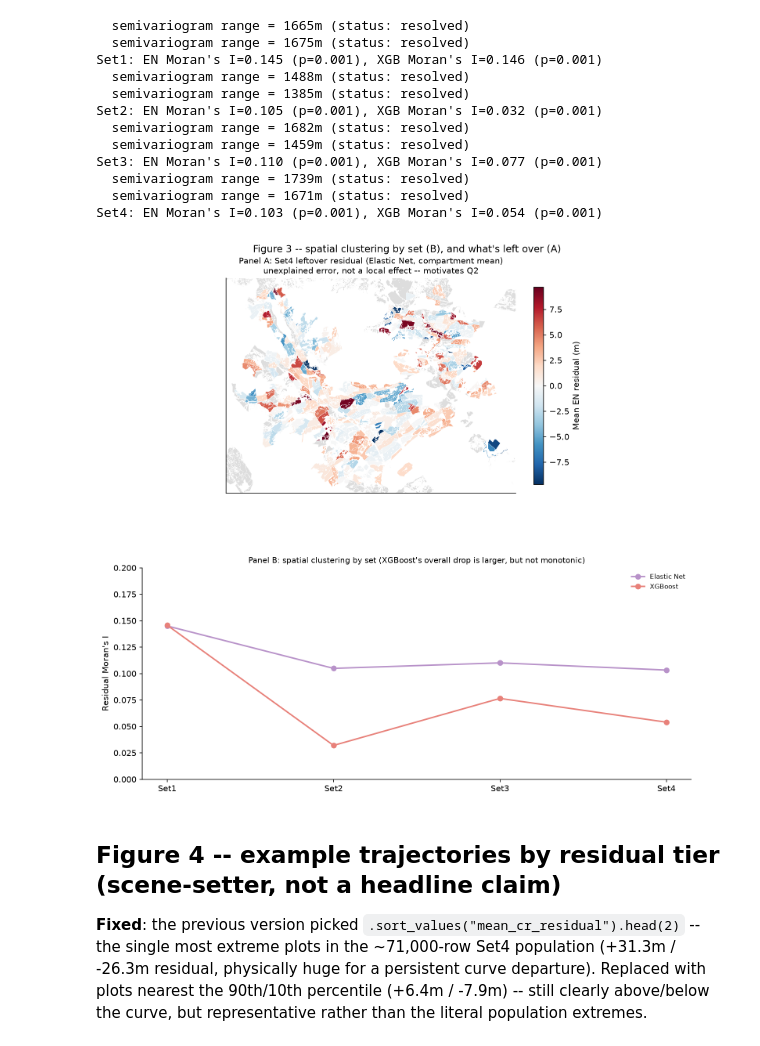
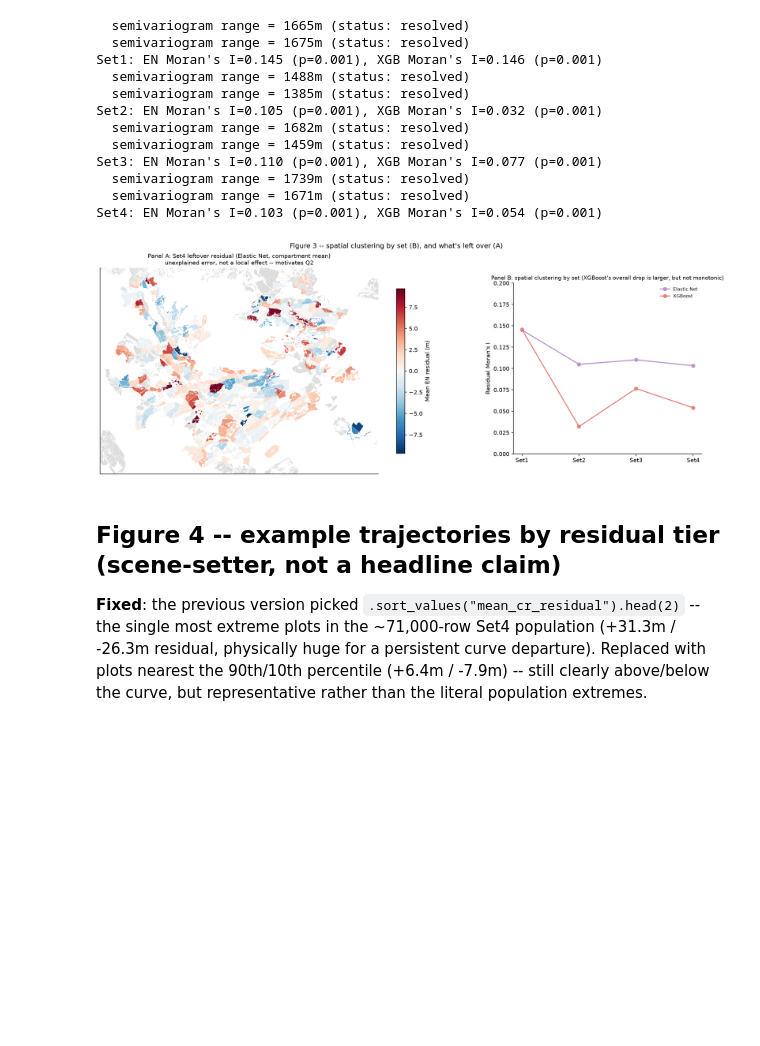
Before and after one commit to shreeyagorasia/forest_diss, a Jupyter notebook: notebooks/results_q1/results_figures_q1_selected.ipynb, the cells around one changed output. Cells and saved outputs as stored; diff of their text form; code cells hidden in the pictures; blank space fills up the shorter version.

```diff
--- a/notebooks/results_q1/results_figures_q1_selected.ipynb
+++ b/notebooks/results_q1/results_figures_q1_selected.ipynb
@@ -272,7 +278,7 @@ ceh_twi           -0.105692    -0.010045            False
 gwa_weibull_a_50m -0.329607    -0.139664            False
 local_relief_500m -0.116573    -0.005466            False
 # %%
-fig, (ax_a, ax_shap) = plt.subplots(1, 2, figsize=(13, 8), gridspec_kw={"width_ratios": [1.5, 1]}, sharey=True)
+fig, (ax_a, ax_shap) = plt.subplots(1, 2, figsize=(13, 6), gridspec_kw={"width_ratios": [1.5, 1]}, sharey=True)
 
 y_positions = np.arange(len(CURATED_VARIABLES))
 row_offsets = {"Set3": -0.15, "Set4": 0.15}
@@ -312,7 +318,8 @@ ax_shap.set_xlabel("Mean |SHAP| (m), Set4")
 ax_shap.set_title("Panel B: XGBoost's own ranking\n(same row order as Panel A -- read across, not within, panels)", fontsize=9.5)
 
 fig.suptitle("Figure 2 -- three lenses on Q1's attribution question", fontsize=12)
-plt.tight_layout()
+ax_a.margins(y=0.02)
+plt.tight_layout(pad=0.6)
 fig.savefig(FIGURES_DIR / "q1_selected_fig2_attribution_three_lenses.png", dpi=200)
 plt.show()
 # %% [output]
@@ -368,12 +375,13 @@ Set3: EN Moran's I=0.110 (p=0.001), XGB Moran's I=0.077 (p=0.001)
   semivariogram range = 1671m (status: resolved)
 Set4: EN Moran's I=0.103 (p=0.001), XGB Moran's I=0.054 (p=0.001)
 # %%
-fig = plt.figure(figsize=(11, 10))
+fig = plt.figure(figsize=(16, 6.2))
 # Manual axes positioning, not gridspec -- the map's fixed aspect ratio (equal, ~1.58:1 for this
-# compartment layout) otherwise shrinks inside a full-width gridspec row, leaving a large empty
-# gutter beside it. Sized/centred explicitly to the map's own aspect instead.
-ax_c = fig.add_axes([0.22, 0.53, 0.56, 0.42])
-ax_b = fig.add_axes([0.09, 0.07, 0.85, 0.36])
+# compartment layout) otherwise shrinks inside a gridspec cell, leaving empty gutters. Sized
+# explicitly to the map's own aspect instead. Side-by-side layout (map left, larger; Moran's I
+# line right, narrower) -- map height drives its width (height x 1.58).
+ax_c = fig.add_axes([0.02, 0.06, 0.565, 0.82])
+ax_b = fig.add_axes([0.68, 0.14, 0.29, 0.68])
 
 # --- Panel A (top): Set4 EN residual, compartment mean, mapped ---
 en_compartment_mean = set4_pooled_with_xy.groupby("cpmt")["en_residual"].mean().reset_index()
@@ -382,34 +390,34 @@ en_mapped = boundaries.merge(en_compartment_mean, on="cpmt", how="left")
 vmax = en_mapped["en_residual"].abs().quantile(0.98)
 norm = mpl.colors.TwoSlopeNorm(vcenter=0, vmin=-vmax, vmax=vmax)
 
 data_bounds = boundaries[boundaries["cpmt"].isin(en_compartment_mean["cpmt"])].total_bounds
 x_margin = (data_bounds[2] - data_bounds[0]) * 0.03
 y_margin = (data_bounds[3] - data_bounds[1]) * 0.03
 
 en_mapped.plot(column="en_residual", cmap=DIVERGING_CMAP, norm=norm, ax=ax_c,
                edgecolor="white", linewidth=0.2, missing_kwds={"color": "#DDDDDD"})
 ax_c.set_title("Panel A: Set4 leftover residual (Elastic Net, compartment mean)\nunexplained error, not a local effect -- motivates Q2", fontsize=10)
 ax_c.set_aspect("equal")
 ax_c.set_xticks([]); ax_c.set_yticks([])
 ax_c.set_xlim(data_bounds[0] - x_margin, data_bounds[2] + x_margin)
 ax_c.set_ylim(data_bounds[1] - y_margin, data_bounds[3] + y_margin)
 sm = plt.cm.ScalarMappable(cmap=DIVERGING_CMAP, norm=norm)
 fig.colorbar(sm, ax=ax_c, shrink=0.8, label="Mean EN residual (m)")
 
 # --- Panel B (bottom): Moran's I by set ---
 for method, color in [("Elastic Net", COLOR_EN), ("XGBoost", COLOR_XGBOOST)]:
     subset = panel_b_data[panel_b_data["method"] == method]
     ax_b.plot(subset["set"], subset["morans_i"], marker="o", color=color, label=method, linewidth=1.8)
 ax_b.set_ylim(0, 0.2)
 ax_b.set_ylabel("Residual Moran's I")
 ax_b.set_title("Panel B: spatial clustering by set (XGBoost's overall drop is larger, but not monotonic)", fontsize=9.5)
 ax_b.legend(fontsize=8, frameon=False)
 
 fig.suptitle("Figure 3 -- spatial clustering by set (B), and what's left over (A)", fontsize=12)
 fig.savefig(FIGURES_DIR / "q1_selected_fig3_spatial_clustering.png", dpi=200, bbox_inches="tight")
 plt.show()
 # %% [output]
-[figure, old version]
+[figure, new version]
 # %% [markdown]
 ## Figure 4 -- example trajectories by residual tier (scene-setter, not a headline claim)
 
```
Also changed, not shown: parts of 3 cells of this notebook, 19 other files.
